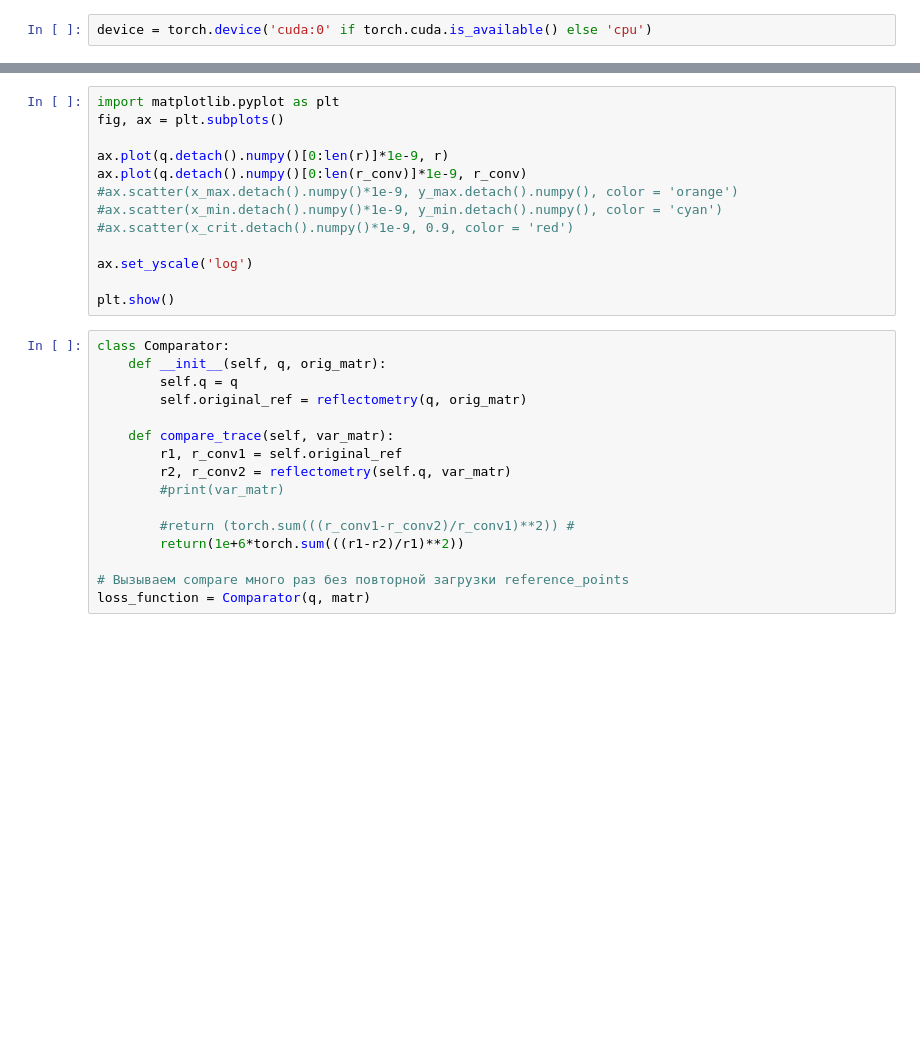
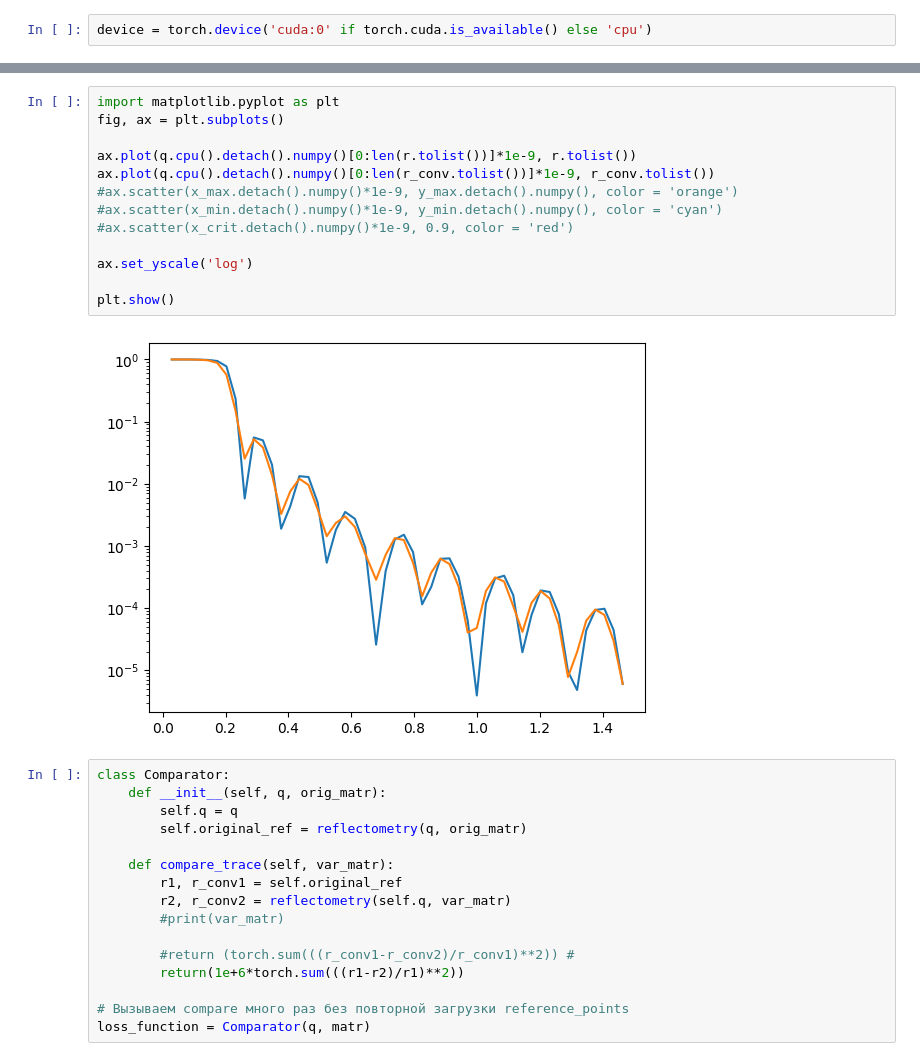
Before and after one commit to bool8192/Reflectometry, a Jupyter notebook: Documents/REF/full_fitting_torch/fitting.ipynb, the cells around one changed output, grey strips where cells are left out. Saved outputs shown, nothing was run; the diff lists cells and outputs as text; blank space fills up the shorter version.

```diff
--- a/Documents/REF/full_fitting_torch/fitting.ipynb
+++ b/Documents/REF/full_fitting_torch/fitting.ipynb
@@ -27,16 +31,18 @@ r.device
 # %%
 import matplotlib.pyplot as plt
 fig, ax = plt.subplots()
 
-ax.plot(q.detach().numpy()[0:len(r)]*1e-9, r)
-ax.plot(q.detach().numpy()[0:len(r_conv)]*1e-9, r_conv)
+ax.plot(q.cpu().detach().numpy()[0:len(r.tolist())]*1e-9, r.tolist())
+ax.plot(q.cpu().detach().numpy()[0:len(r_conv.tolist())]*1e-9, r_conv.tolist())
 #ax.scatter(x_max.detach().numpy()*1e-9, y_max.detach().numpy(), color = 'orange')
 #ax.scatter(x_min.detach().numpy()*1e-9, y_min.detach().numpy(), color = 'cyan')
 #ax.scatter(x_crit.detach().numpy()*1e-9, 0.9, color = 'red')
 
 ax.set_yscale('log')
 
 plt.show()
+# %% [output]
+[figure, added]
 # %%
 class Comparator:
     def __init__(self, q, orig_matr):
```
Also changed, not shown: parts of 4 cells of this notebook, 8 other files.
